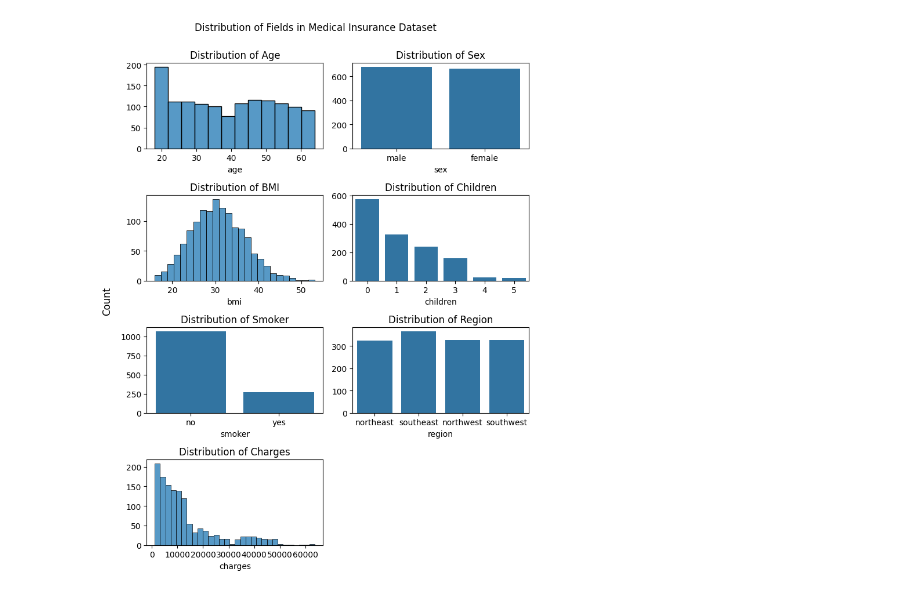
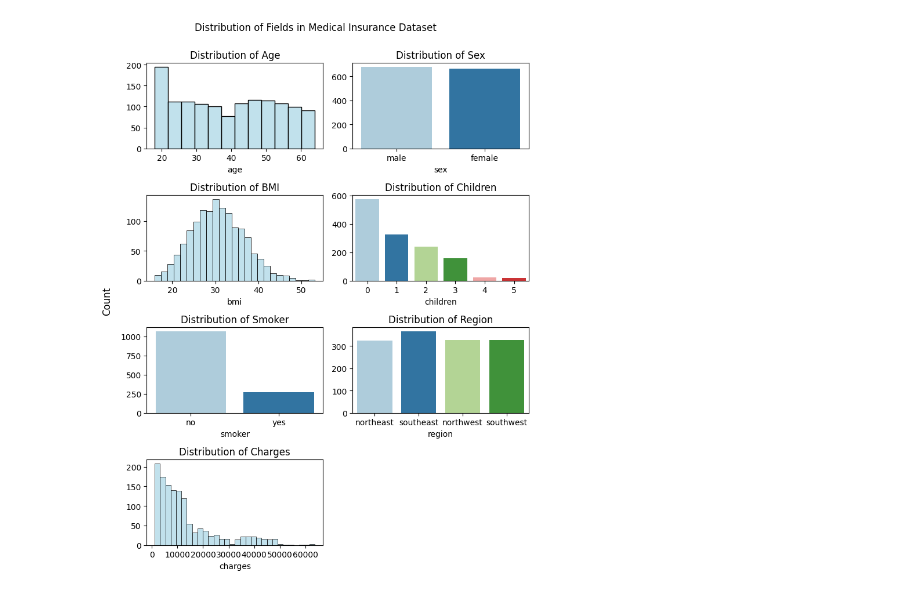
Before and after one commit to Wh4yw4rd/medicalInsurancePricing, a Jupyter notebook: medical_insurance_EDA.ipynb, the cells around one changed output. Saved outputs shown, nothing was run; the diff lists cells and outputs as text; code cells hidden in the pictures.

```diff
--- a/medical_insurance_EDA.ipynb
+++ b/medical_insurance_EDA.ipynb
@@ -32,37 +32,39 @@ memory usage: 83.6+ KB
 # First we do some EDA and see the distribution of the data
 
 fig1, axes1 = plt.subplots(math.ceil(len(df.columns)/2), 2)
+
+palette = "Paired"
 
 # Remove extra plot for odd number of columns
 if len(df.columns)%2 == 1:
     fig1.delaxes(axes1[-1,-1])
 
 fig1.suptitle("Distribution of Fields in Medical Insurance Dataset", y = 1)
 fig1.supylabel("Count")
 
 for i, field in enumerate(df.columns):
 
     # Histplot for wider range numerical values
     if field in ["age", "bmi", "charges"]:
-        sns.histplot(x = field, data = df, ax = axes1[i//2,i%2])
+        sns.histplot(x = field, data = df, ax = axes1[i//2,i%2], color = "lightblue")
     # Countplot for categorical data or numerical with only a few values
     else:
-        sns.countplot(x = field, data = df, ax = axes1[i//2,i%2])
+        sns.countplot(x = field, data = df, ax = axes1[i//2,i%2], hue = field, palette = palette, legend = False)
 
     # Titles and axes labels for plots
     if field == "bmi":
         axes1[i//2,i%2].set_title(f"Distribution of {field.upper()}")
     else:
         axes1[i//2,i%2].set_title(f"Distribution of {field.capitalize()}")
     axes1[i//2,i%2].set_ylabel("")
 
 # Layout of subplots
 fig1.set_figheight(fig1.get_figheight()*2)
 fig1.set_figwidth(fig1.get_figwidth()*1.2)
 fig1.tight_layout()
 plt.show()
 # %% [output]
-[figure, old version]
+[figure, new version]
 # %%
 fig2, axes2 = plt.subplots(math.ceil((len(df.columns)-1)/2), 2)
 
```
Also changed, not shown: parts of 4 cells of this notebook.
